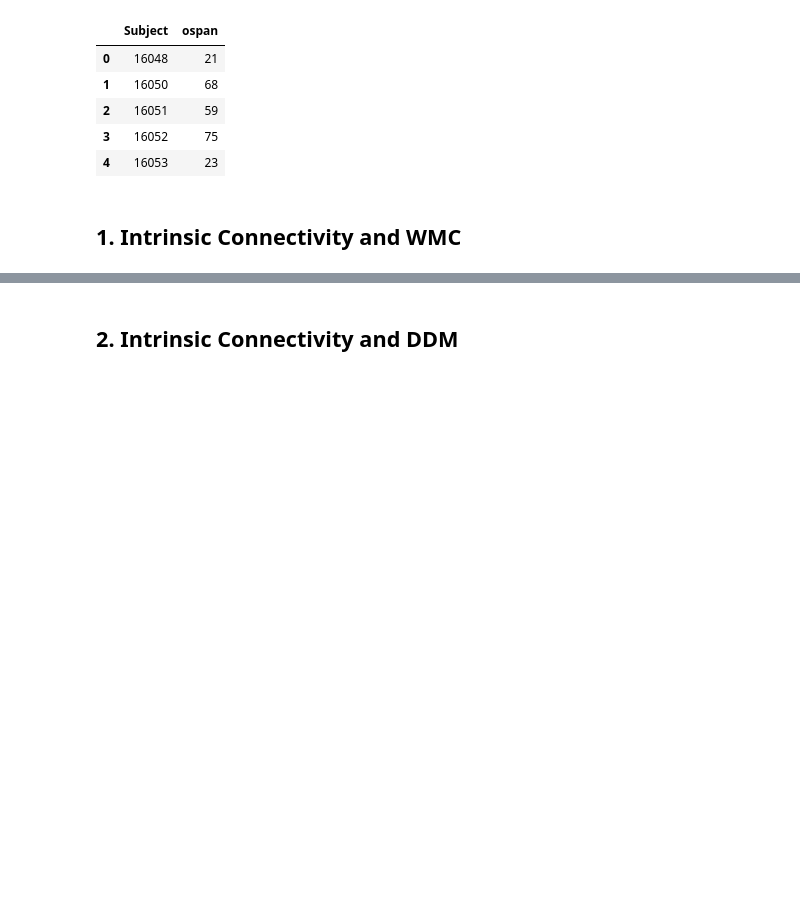
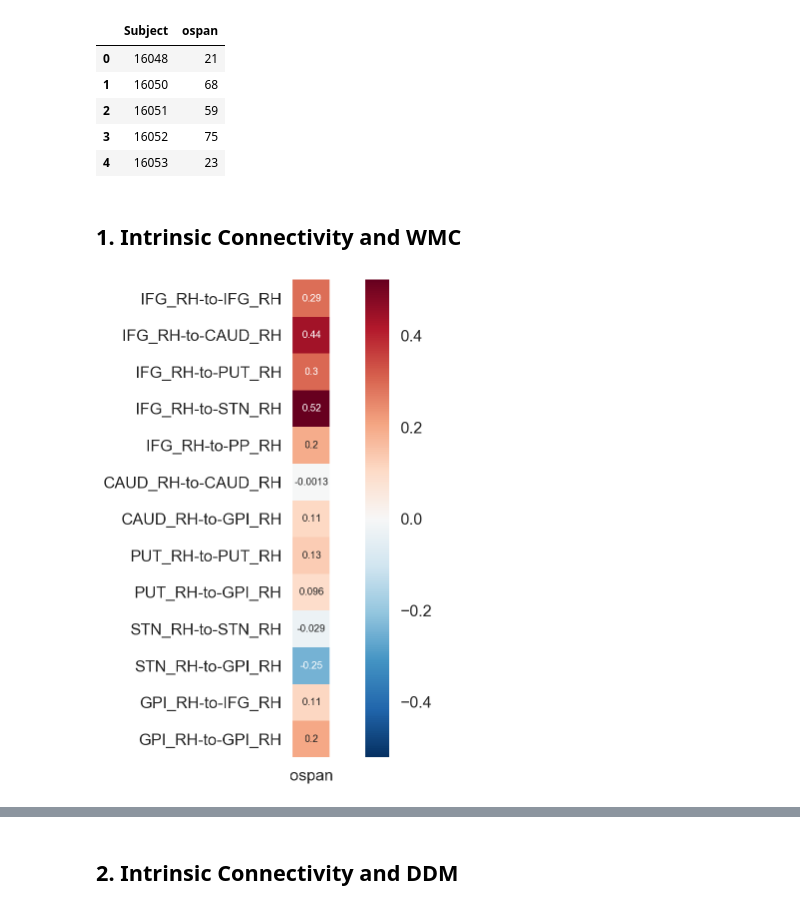
Before and after one commit to josemceb/popDCM, a Jupyter notebook: Analysis/popDCManalysis.ipynb, the cells around one changed output, grey strips where cells are left out. Drawn from its saved outputs; the diff is of its cells as text; code cells hidden in the pictures; blank space fills up the shorter version.

```diff
--- a/Analysis/popDCManalysis.ipynb
+++ b/Analysis/popDCManalysis.ipynb
@@ -66,6 +66,13 @@ wmc.head()
 | 4 | 16053 | 23 |
 # %% [markdown]
 ## 1. Intrinsic Connectivity and WMC
+# %%
+ax = sns.heatmap(a.merge(wmc).corr().iloc[1:14,-1:],
+                 annot=True,
+                 annot_kws={'size':10},
+                 square=True)
+# %% [output]
+[figure, added]
 # %%
 aMelt = a.melt(id_vars=['Subject'])
 
```
Also changed, not shown: parts of 12 cells of this notebook, 3 other files.
